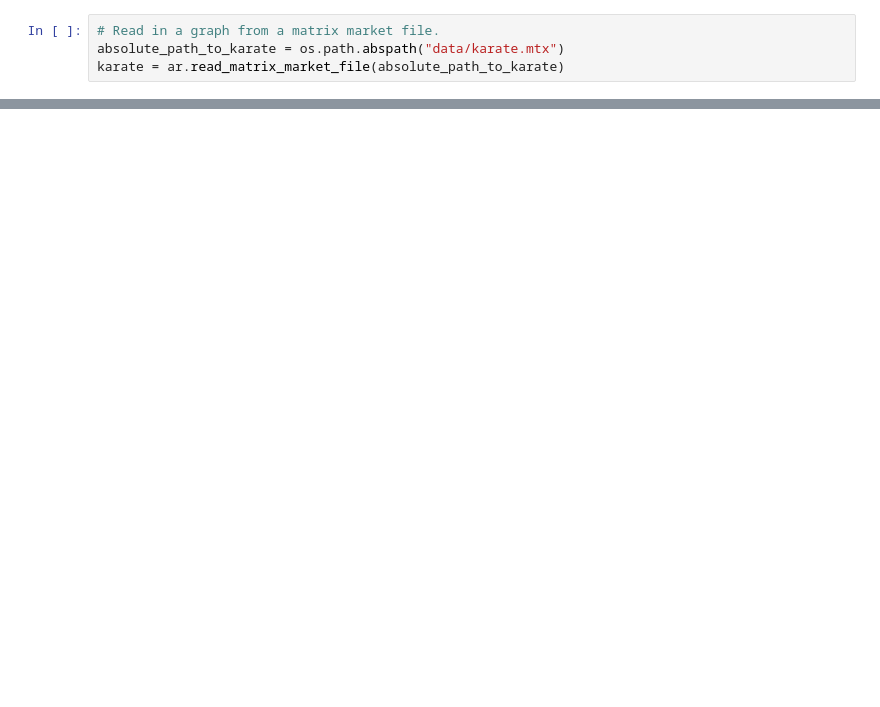
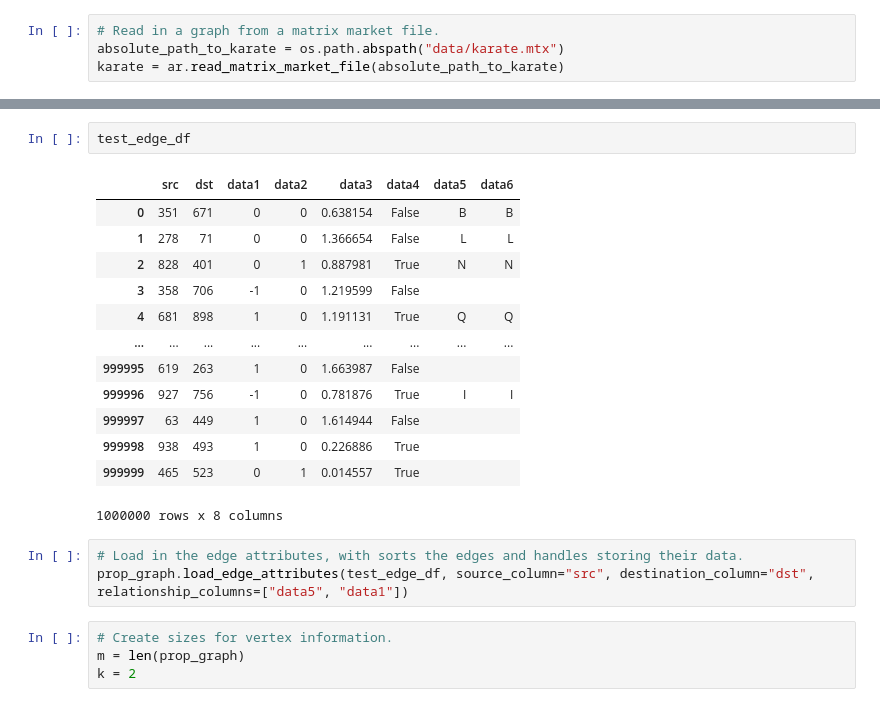
Before and after one commit to Bears-R-Us/arkouda-njit, a Jupyter notebook: arachne/arachne_sample.ipynb, the cells around one changed output, grey strips where cells are left out. Saved outputs shown, nothing was run; the diff lists cells and outputs as text; blank space fills up the shorter version.

Commit message:
New Sample and Release (#116)
* Updated tests

* update tutorial

* updated notebook

* update sample notebook and version metadata

```diff
--- a/arachne/arachne_sample.ipynb
+++ b/arachne/arachne_sample.ipynb
@@ -103,0 +78,23 @@ print(f"Subgraph generated with edge size: {subgraph_together.size()}")
+# %%
+test_edge_df
+# %% [output]
+|  | src | dst | data1 | data2 | data3 | data4 | data5 | data6 |
+| 0 | 351 | 671 | 0 | 0 | 0.638154 | False | B | B |
+| 1 | 278 | 71 | 0 | 0 | 1.366654 | False | L | L |
+| 2 | 828 | 401 | 0 | 1 | 0.887981 | True | N | N |
+| 3 | 358 | 706 | -1 | 0 | 1.219599 | False |  |  |
+| 4 | 681 | 898 | 1 | 0 | 1.191131 | True | Q | Q |
+| ... | ... | ... | ... | ... | ... | ... | ... | ... |
+| 999995 | 619 | 263 | 1 | 0 | 1.663987 | False |  |  |
+| 999996 | 927 | 756 | -1 | 0 | 0.781876 | True | I | I |
+| 999997 | 63 | 449 | 1 | 0 | 1.614944 | False |  |  |
+| 999998 | 938 | 493 | 1 | 0 | 0.226886 | True |  |  |
+| 999999 | 465 | 523 | 0 | 1 | 0.014557 | True |  |  |
+1000000 rows x 8 columns
+# %%
+# Load in the edge attributes, with sorts the edges and handles storing their data.
+prop_graph.load_edge_attributes(test_edge_df, source_column="src", destination_column="dst", relationship_columns=["data5", "data1"])
+# %%
+# Create sizes for vertex information.
+m = len(prop_graph)
+k = 2
```
Also changed, not shown: parts of 83 cells of this notebook, 4 other files.
